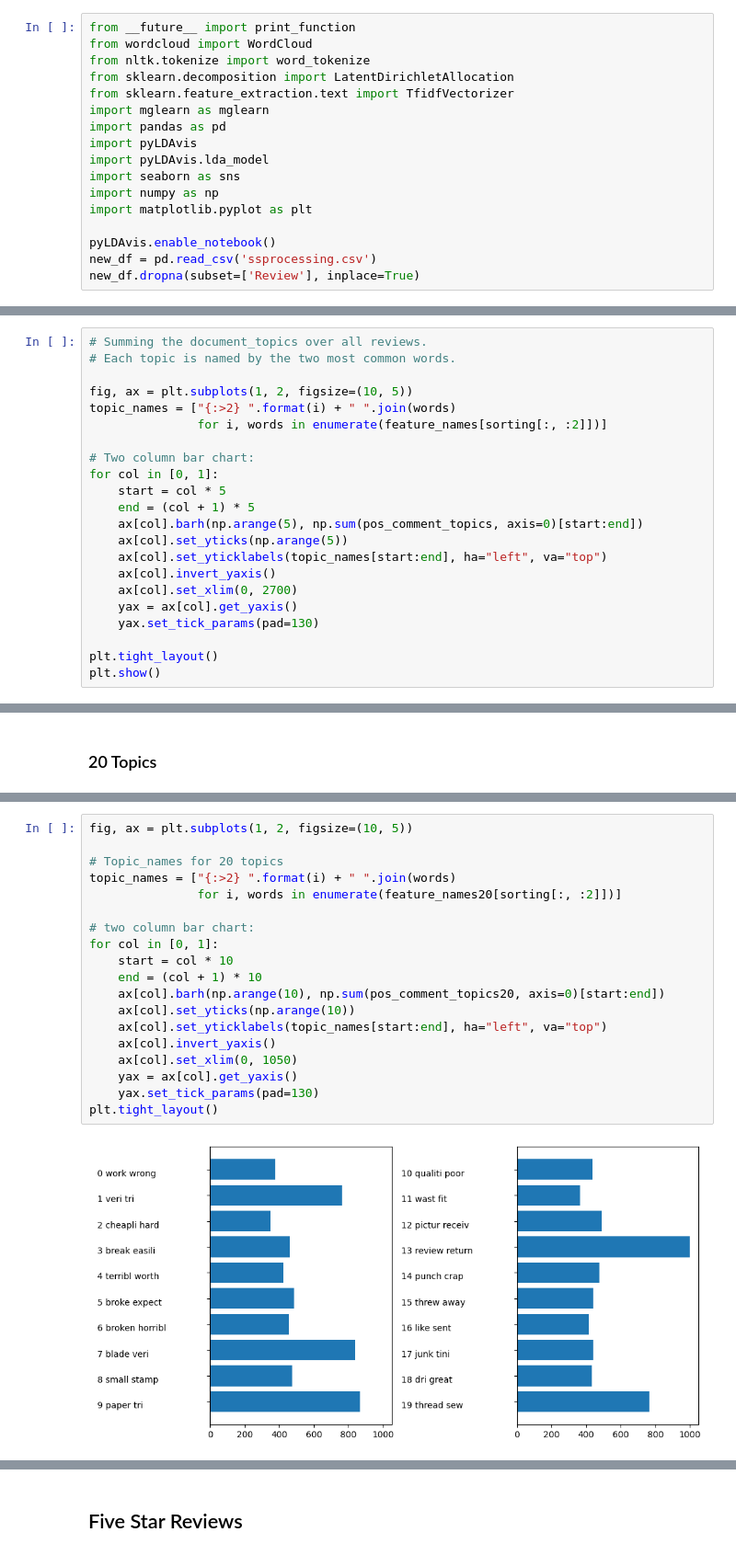
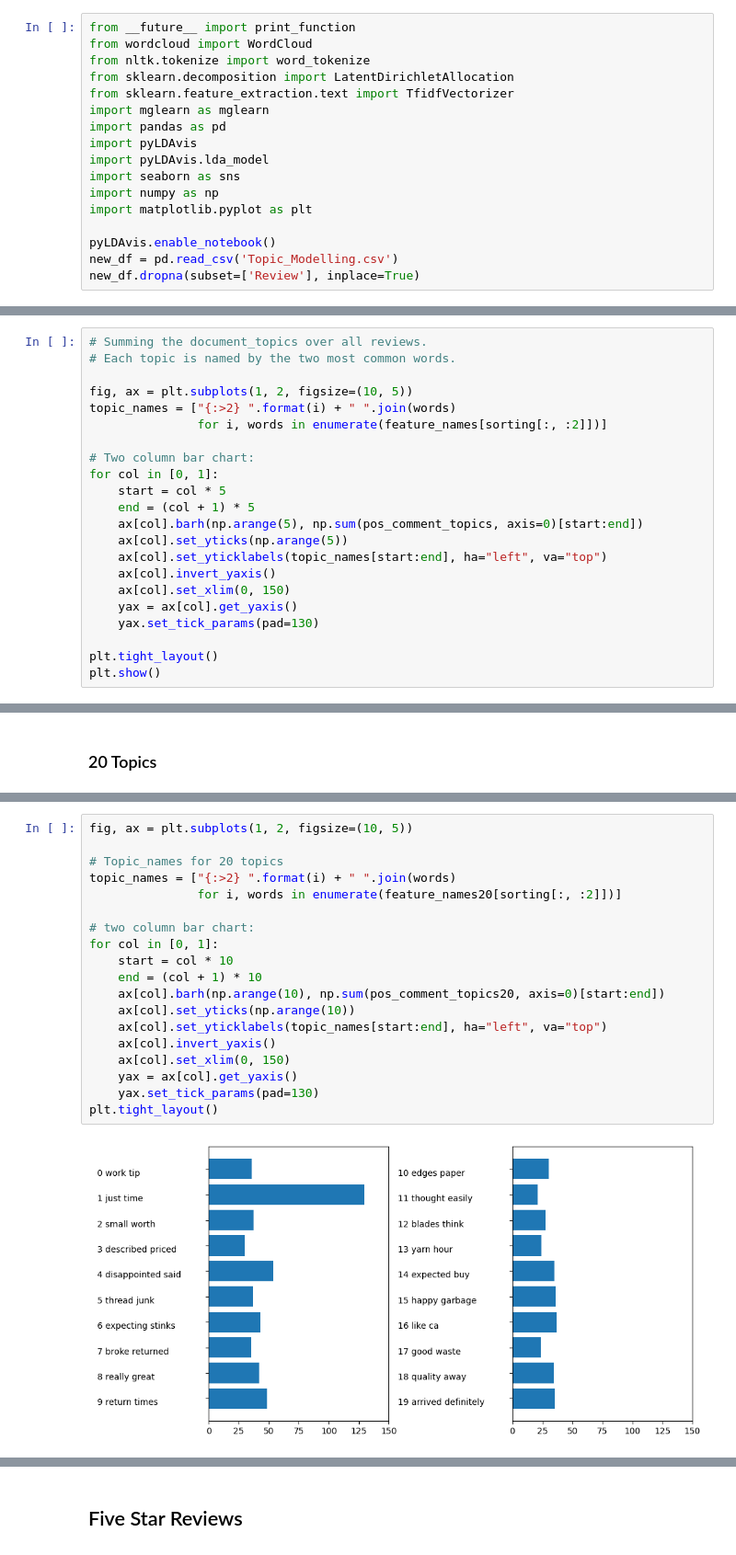
Before and after one commit to farheenfab/AppliedText_CW2, a Jupyter notebook: Topic_Modelling.ipynb, the cells around one changed output, grey strips where cells are left out. Shown at 92% size. Saved outputs shown, nothing was run; the diff lists cells and outputs as text.

Commit message:
add final models

```diff
--- a/Topic_Modelling.ipynb
+++ b/Topic_Modelling.ipynb
@@ -15,7 +15,7 @@ import numpy as np
 import matplotlib.pyplot as plt
 
 pyLDAvis.enable_notebook()
-new_df = pd.read_csv('ssprocessing.csv')
+new_df = pd.read_csv('Topic_Modelling.csv')
 new_df.dropna(subset=['Review'], inplace=True)
 # %% [markdown]
 # Ignore the comments they belong to the the old data
@@ -106,7 +96,7 @@ for col in [0, 1]:
     ax[col].set_yticks(np.arange(5))
     ax[col].set_yticklabels(topic_names[start:end], ha="left", va="top")
     ax[col].invert_yaxis()
-    ax[col].set_xlim(0, 2700)
+    ax[col].set_xlim(0, 150)
     yax = ax[col].get_yaxis()
     yax.set_tick_params(pad=130)
 
@@ -215,23 +175,23 @@ crack         buy           unhappi       return        fit
 # %%
 fig, ax = plt.subplots(1, 2, figsize=(10, 5))
 
 # Topic_names for 20 topics
 topic_names = ["{:>2} ".format(i) + " ".join(words)
                for i, words in enumerate(feature_names20[sorting[:, :2]])]
 
 # two column bar chart:
 for col in [0, 1]:
     start = col * 10
     end = (col + 1) * 10
     ax[col].barh(np.arange(10), np.sum(pos_comment_topics20, axis=0)[start:end])
     ax[col].set_yticks(np.arange(10))
     ax[col].set_yticklabels(topic_names[start:end], ha="left", va="top")
     ax[col].invert_yaxis()
-    ax[col].set_xlim(0, 1050)
+    ax[col].set_xlim(0, 150)
     yax = ax[col].get_yaxis()
     yax.set_tick_params(pad=130)
 plt.tight_layout()
 # %% [output]
-[figure, old version]
+[figure, new version]
 # %%
 pyLDAvis.lda_model.prepare(lda20,X,vectorizer)
```
Also changed, not shown: parts of 23 cells of this notebook, 10 other files.
